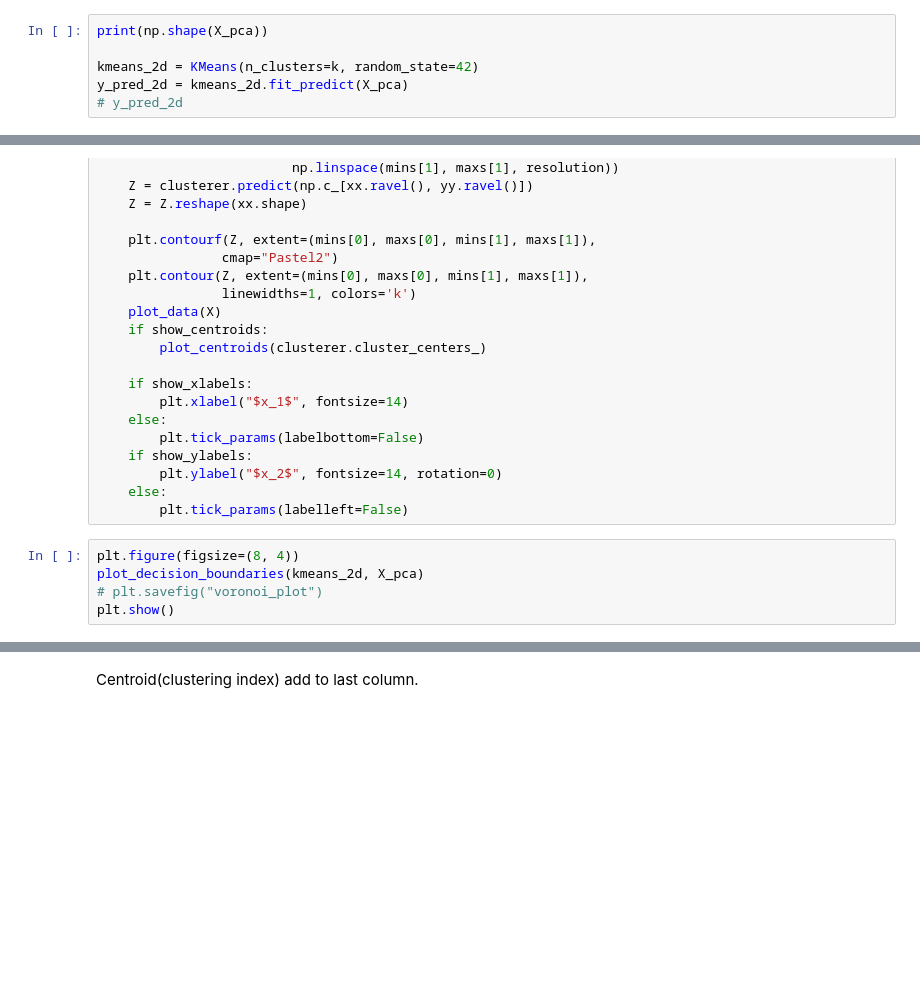
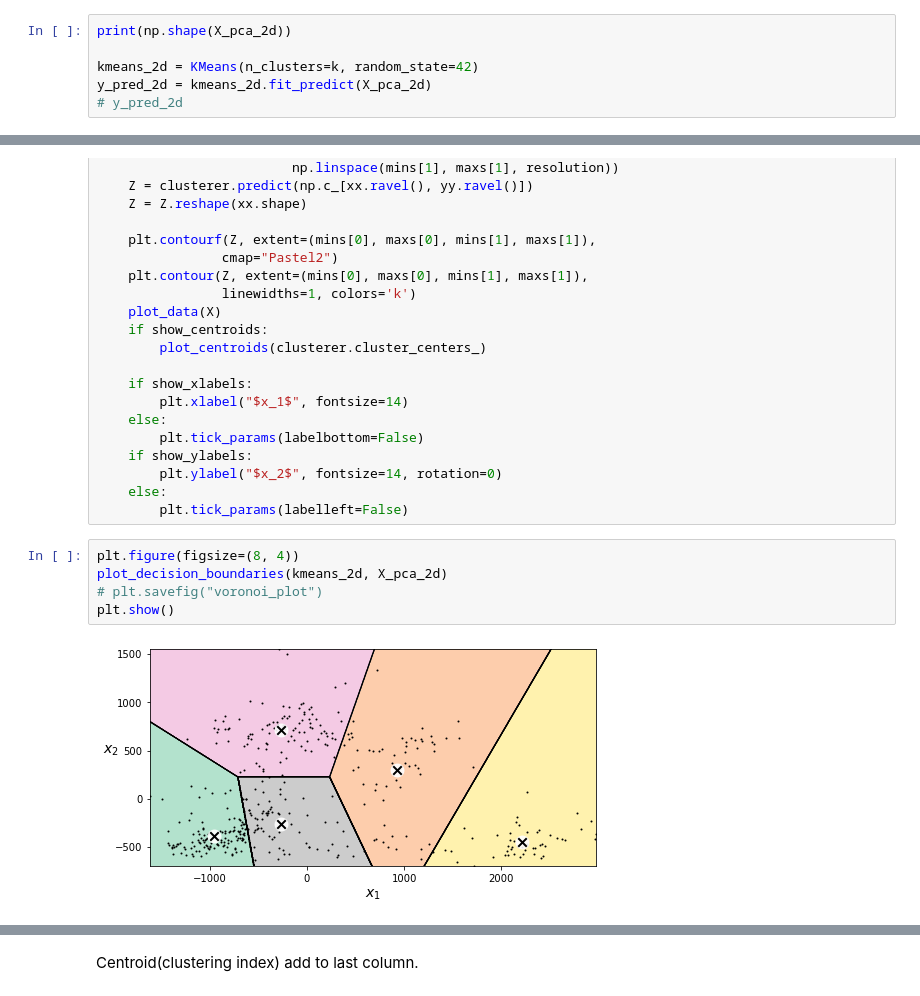
Before and after one commit to P-uyoung/X-Corps_Soil-detection, a Jupyter notebook: kmeans.ipynb, the cells around one changed output, grey strips where cells are left out. Saved outputs shown, nothing was run; the diff lists cells and outputs as text; blank space fills up the shorter version.

```diff
--- a/kmeans.ipynb
+++ b/kmeans.ipynb
@@ -120,8 +128,8 @@ k=5
 # %% [markdown]
 #### 1) 2-D PCA
 # %%
-print(np.shape(X_pca))
+print(np.shape(X_pca_2d))
 
 kmeans_2d = KMeans(n_clusters=k, random_state=42)
-y_pred_2d = kmeans_2d.fit_predict(X_pca)
+y_pred_2d = kmeans_2d.fit_predict(X_pca_2d)
 # y_pred_2d
@@ -166,7 +176,9 @@ def plot_decision_boundaries(clusterer, X, resolution=1000, show_centroids=True,
         plt.tick_params(labelleft=False)
 # %%
 plt.figure(figsize=(8, 4))
-plot_decision_boundaries(kmeans_2d, X_pca)
+plot_decision_boundaries(kmeans_2d, X_pca_2d)
 # plt.savefig("voronoi_plot")
 plt.show()
+# %% [output]
+[figure, added]
 # %%
```
Also changed, not shown: parts of 50 cells of this notebook, 1 other file.
